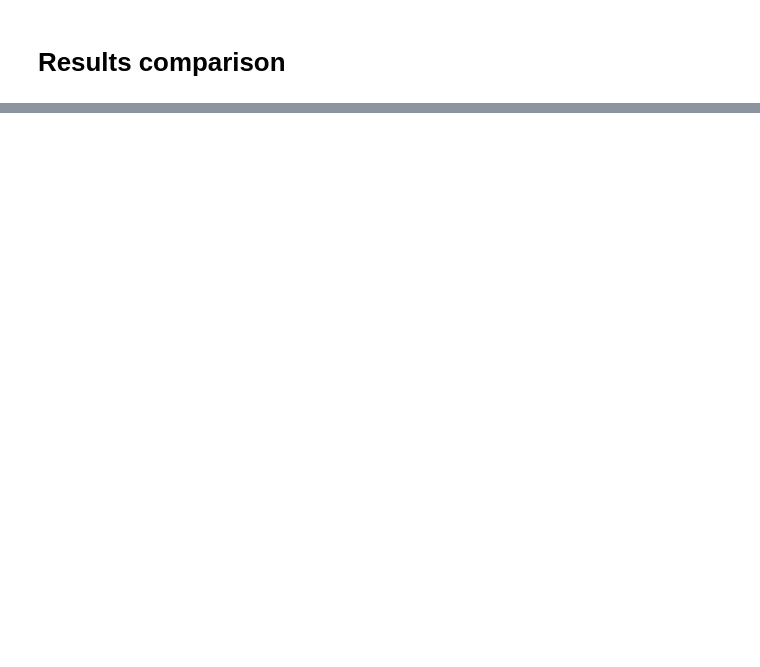
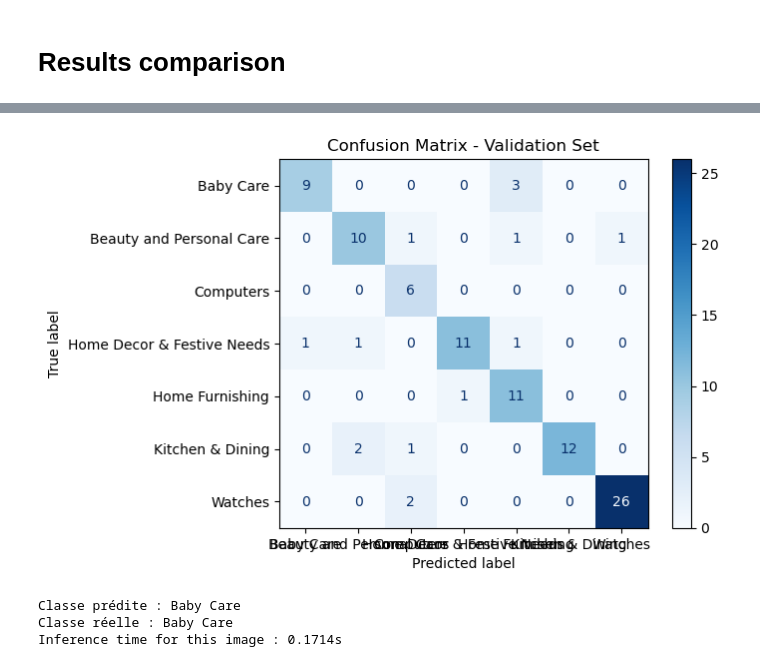
Before and after one commit to PhilDefi/ViT, a Jupyter notebook: Work_on_VITv2.ipynb, the cells around one changed output, grey strips where cells are left out. Drawn from its saved outputs; the diff is of its cells as text; code cells hidden in the pictures; blank space fills up the shorter version.

```diff
--- a/Work_on_VITv2.ipynb
+++ b/Work_on_VITv2.ipynb
@@ -893,0 +929,3 @@ plt.show()
+# %%
+# Images preprocessing
+processor = ViTImageProcessor.from_pretrained('google/vit-base-patch16-224')
@@ -893,0 +959,25 @@ plt.show()
+# %%
+# Transformations
+transform = transforms.Compose([transforms.Resize((224, 224))])
+
+# Create train and test datasets
+dataset_train = CustomDataset(dataset_train_path, processor, transform=transform)
+dataset_test = CustomDataset(dataset_test_path, processor, transform=transform)
+
+# Create DataLoaders
+train_loader = DataLoader(dataset_train, batch_size=32, shuffle=True)
+test_loader = DataLoader(dataset_test, batch_size=32, shuffle=False)
+
+
+# Load the pre-trained ViT model without the classification layer (1000 vs 7)
+model = ViTForImageClassification.from_pretrained(
+    'google/vit-base-patch16-224',
+    num_labels=num_classes,
+    ignore_mismatched_sizes=True,
+    id2label={str(i): c for i, c in enumerate(classes)},
+    label2id={c: i for i, c in enumerate(classes)}
+)
+
+# Move the model to the device
+device = torch.device("cuda" if torch.cuda.is_available() else "cpu")
+model.to(device)
@@ -893,0 +1008,4 @@ plt.show()
+# %%
+# Set experiment
+mlflow.set_tracking_uri("http://127.0.0.1:5000")
+mlflow.set_experiment("CNN_improved_VIT")
@@ -893,0 +1134,33 @@ plt.show()
+# %%
+# Confusion matrix
+cm = confusion_matrix(all_labels, all_preds)
+disp = ConfusionMatrixDisplay(confusion_matrix=cm, display_labels=classes)
+disp.plot(cmap=plt.cm.Blues)
+plt.title("Confusion Matrix - Validation Set")
+plt.show()
+# %% [output]
+[figure, added]
+# %%
+# Inference time for 1 image
+sample = dataset_test[0]
+image = sample['pixel_values'].unsqueeze(0).to(device)
+label = sample['labels']
+
+# Inference
+model.eval()
+
+start = time.time()
+with torch.no_grad():
+    outputs = model(pixel_values=image)
+    pred = outputs.logits.argmax(dim=-1).item()
+
+end = time.time()
+
+# Display results
+print("Classe prédite :", classes[pred])
+print("Classe réelle :", classes[label.item()])
+print(f'Inference time for this image : {end - start:.4f}s')
+# %% [output]
+Classe prédite : Baby Care
+Classe réelle : Baby Care
+Inference time for this image : 0.1714s
```
Also changed, not shown: parts of 27 cells of this notebook, 5 other files.
